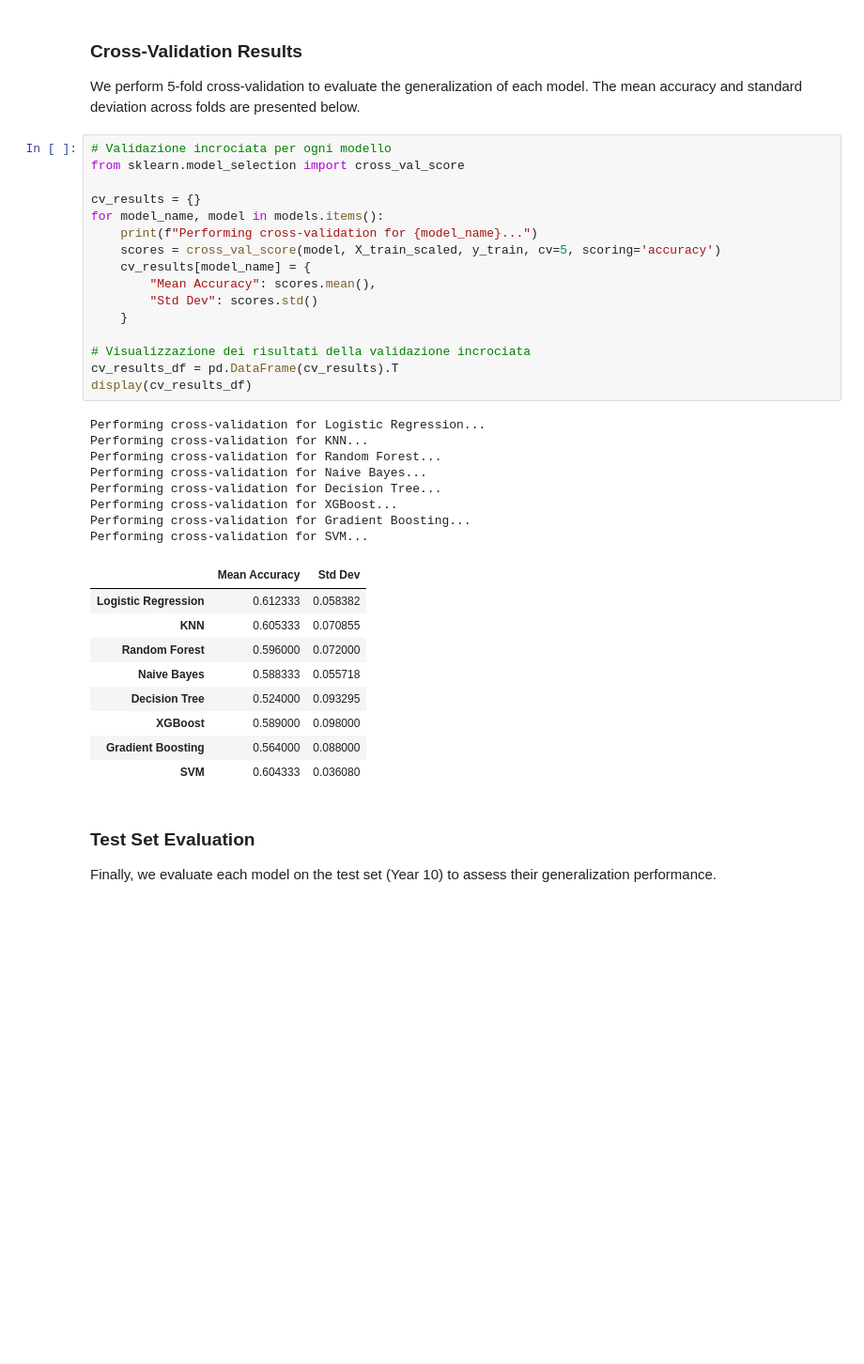
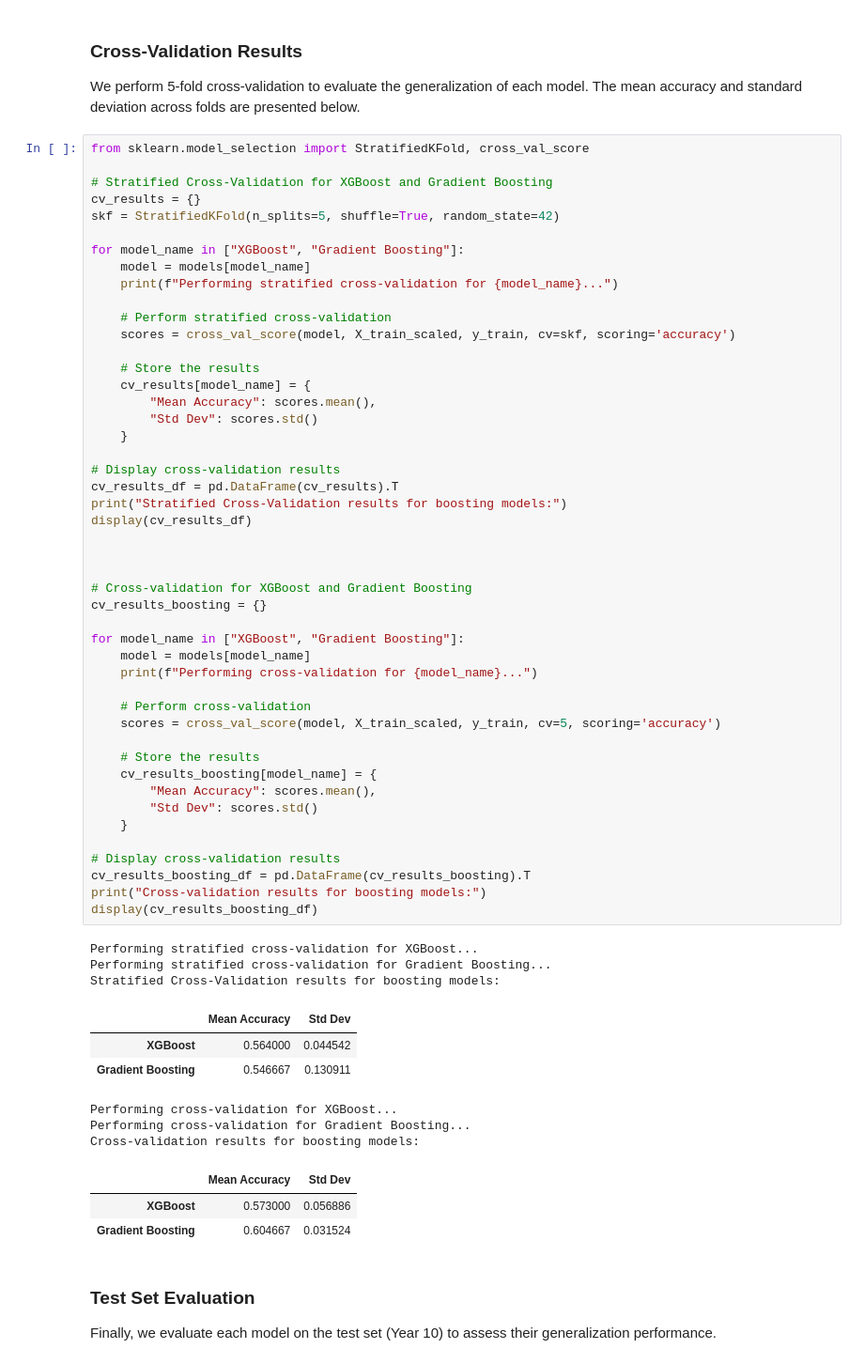
Before and after one commit to LukeDP/ML_G47, a Jupyter notebook: Code/4.Classification/classification.ipynb, the cells around one changed output. Shown at 94% size. Drawn from its saved outputs; the diff is of its cells as text; blank space fills up the shorter version.

```diff
--- a/Code/4.Classification/classification.ipynb
+++ b/Code/4.Classification/classification.ipynb
@@ -95,39 +139,65 @@ Training Naive Bayes...
 ### Cross-Validation Results
 We perform 5-fold cross-validation to evaluate the generalization of each model. The mean accuracy and standard deviation across folds are presented below.
 # %%
-# Validazione incrociata per ogni modello
-from sklearn.model_selection import cross_val_score
+from sklearn.model_selection import StratifiedKFold, cross_val_score
 
+# Stratified Cross-Validation for XGBoost and Gradient Boosting
 cv_results = {}
-for model_name, model in models.items():
-    print(f"Performing cross-validation for {model_name}...")
-    scores = cross_val_score(model, X_train_scaled, y_train, cv=5, scoring='accuracy')
+skf = StratifiedKFold(n_splits=5, shuffle=True, random_state=42)
+
+for model_name in ["XGBoost", "Gradient Boosting"]:
+    model = models[model_name]
+    print(f"Performing stratified cross-validation for {model_name}...")
+
+    # Perform stratified cross-validation
+    scores = cross_val_score(model, X_train_scaled, y_train, cv=skf, scoring='accuracy')
+
+    # Store the results
     cv_results[model_name] = {
         "Mean Accuracy": scores.mean(),
         "Std Dev": scores.std()
     }
 
-# Visualizzazione dei risultati della validazione incrociata
+# Display cross-validation results
 cv_results_df = pd.DataFrame(cv_results).T
+print("Stratified Cross-Validation results for boosting models:")
 display(cv_results_df)
+
+
+
+# Cross-validation for XGBoost and Gradient Boosting
+cv_results_boosting = {}
+
+for model_name in ["XGBoost", "Gradient Boosting"]:
+    model = models[model_name]
+    print(f"Performing cross-validation for {model_name}...")
+
+    # Perform cross-validation
+    scores = cross_val_score(model, X_train_scaled, y_train, cv=5, scoring='accuracy')
+
+    # Store the results
+    cv_results_boosting[model_name] = {
+        "Mean Accuracy": scores.mean(),
+        "Std Dev": scores.std()
+    }
+
+# Display cross-validation results
+cv_results_boosting_df = pd.DataFrame(cv_results_boosting).T
+print("Cross-validation results for boosting models:")
+display(cv_results_boosting_df)
 # %% [output]
-Performing cross-validation for Logistic Regression...
-Performing cross-validation for KNN...
-Performing cross-validation for Random Forest...
-Performing cross-validation for Naive Bayes...
-Performing cross-validation for Decision Tree...
-Performing cross-validation for XGBoost...
-Performing cross-validation for Gradient Boosting...
-Performing cross-validation for SVM...
+Performing stratified cross-validation for XGBoost...
+Performing stratified cross-validation for Gradient Boosting...
+Stratified Cross-Validation results for boosting models:
 |  | Mean Accuracy | Std Dev |
-| Logistic Regression | 0.612333 | 0.058382 |
-| KNN | 0.605333 | 0.070855 |
-| Random Forest | 0.596000 | 0.072000 |
-| Naive Bayes | 0.588333 | 0.055718 |
-| Decision Tree | 0.524000 | 0.093295 |
-| XGBoost | 0.589000 | 0.098000 |
-| Gradient Boosting | 0.564000 | 0.088000 |
-| SVM | 0.604333 | 0.036080 |
+| XGBoost | 0.564000 | 0.044542 |
+| Gradient Boosting | 0.546667 | 0.130911 |
+Performing cross-validation for XGBoost...
+Performing cross-validation for Gradient Boosting...
+Cross-validation results for boosting models:
+|  | Mean Accuracy | Std Dev |
+| XGBoost | 0.573000 | 0.056886 |
+| Gradient Boosting | 0.604667 | 0.031524 |
 # %% [markdown]
 ### Test Set Evaluation
 Finally, we evaluate each model on the test set (Year 10) to assess their generalization performance.
```
Also changed, not shown: parts of 4 cells of this notebook, 4 other files.
